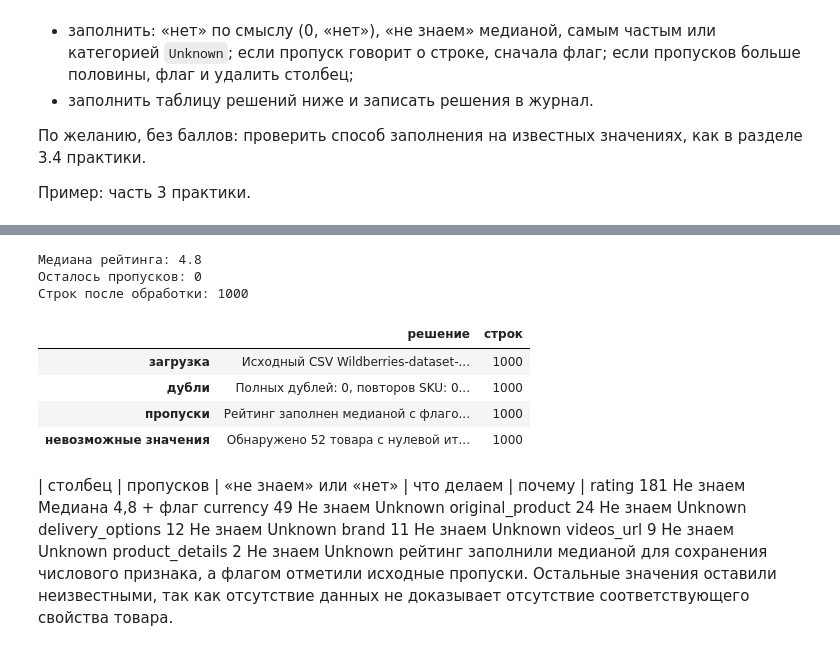
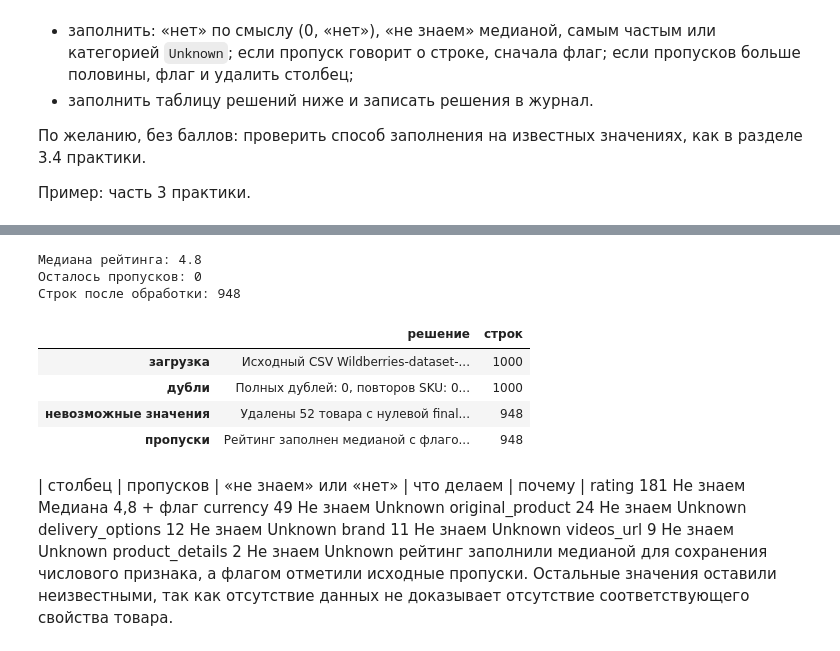
Before and after one commit to kolomiets90-wq/midterm-WB, a Jupyter notebook: project.ipynb, the cells around one changed output, grey strips where cells are left out. Saved outputs shown, nothing was run; the diff lists cells and outputs as text; code cells hidden in the pictures.

```diff
--- a/project.ipynb
+++ b/project.ipynb
@@ -382,6 +381,24 @@ group_2 = zero_price[
 print("Есть другие цены:", len(group_1))
 print("Все три цены нулевые:", len(group_2))
 print("Всего проверено:", len(group_1) + len(group_2))
+
+# Исключаем строки с некорректной целевой ценой
+df = df[df["final_price"] > 0].copy()
+
+# Фиксируем решение в журнале
+log(
+    "невозможные значения",
+    "Удалены 52 товара с нулевой final_price. "
+    "У 34 другие цены положительные, "
+    "у 18 все три цены нулевые. "
+    "Целевая цена неизвестна, поэтому эти строки "
+    "исключены из набора для прогнозирования.",
+    len(df)
+)
+
+print("Строк после очистки:", len(df))
+assert len(df) == 948
+assert (df["final_price"] > 0).all()
 # %% [output]
 Есть другие цены: 34
 Все три цены нулевые: 18
@@ -529,44 +545,36 @@ for col in missing_table.index:
 df["rating_missing"] = df["rating"].isna().astype(int)
 rating_median = df["rating"].median()
 df["rating"] = df["rating"].fillna(rating_median)
 columns_unknown = [
     "currency",
     "original_product",
     "delivery_options",
     "brand",
     "videos_url",
     "product_details"
 ]
 
 for col in columns_unknown:
     df[col] = df[col].fillna("Unknown")
 print("Медиана рейтинга:", rating_median)
 print("Осталось пропусков:", df.isna().sum().sum())
 print("Строк после обработки:", len(df))
 log(
     "пропуски",
     "Рейтинг заполнен медианой с флагом. "
     "Остальные пропуски заполнены Unknown.",
     len(df)
 )
-
-
-log(
-    "невозможные значения",
-    "Обнаружено 52 товара с нулевой итоговой ценой. "
-    "Строки сохранены до выяснения причины.",
-    1000
-)
 display(show_journal())
 # %% [output]
 Медиана рейтинга: 4.8
 Осталось пропусков: 0
-Строк после обработки: 1000
+Строк после обработки: 948
 |  | решение | строк |
 | загрузка | Исходный CSV Wildberries-dataset-... | 1000 |
 | дубли | Полных дублей: 0, повторов SKU: 0... | 1000 |
-| пропуски | Рейтинг заполнен медианой с флаго... | 1000 |
-| невозможные значения | Обнаружено 52 товара с нулевой ит... | 1000 |
+| невозможные значения | Удалены 52 товара с нулевой final... | 948 |
+| пропуски | Рейтинг заполнен медианой с флаго... | 948 |
 # %% [markdown]
 | столбец | пропусков | «не знаем» или «нет» | что делаем | почему |
 rating      	181	           Не знаем	Медиана 4,8 + флаг
```
Also changed, not shown: parts of 15 cells of this notebook.
